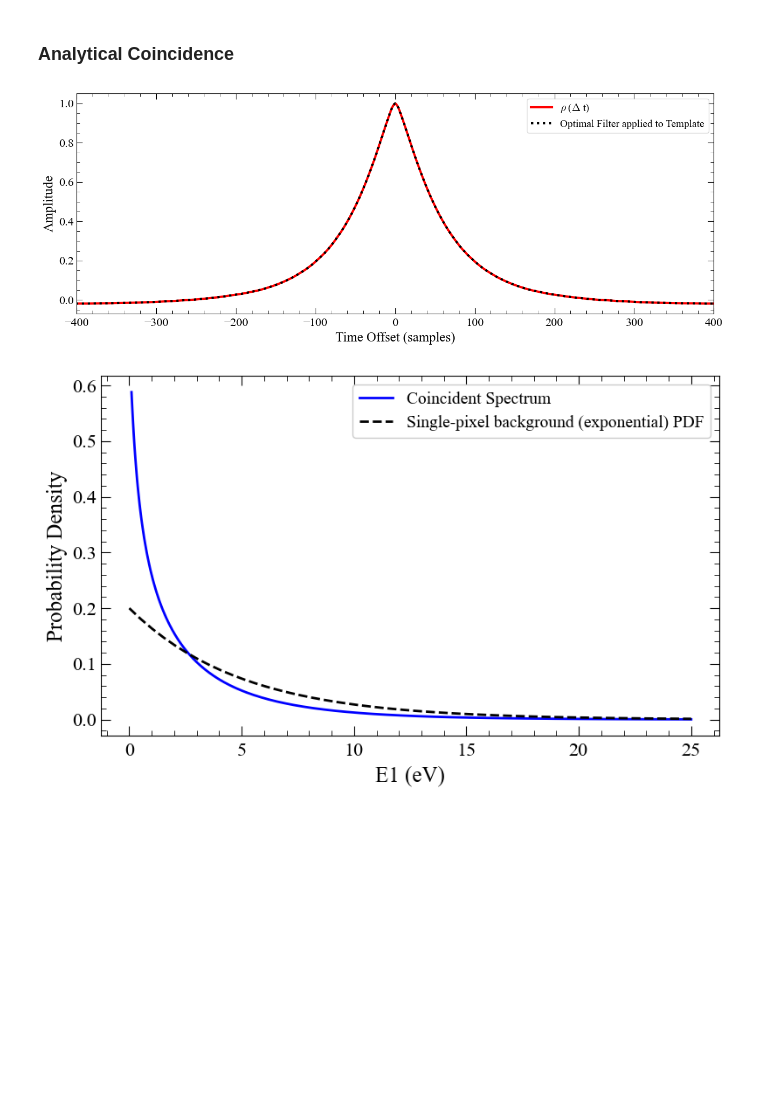
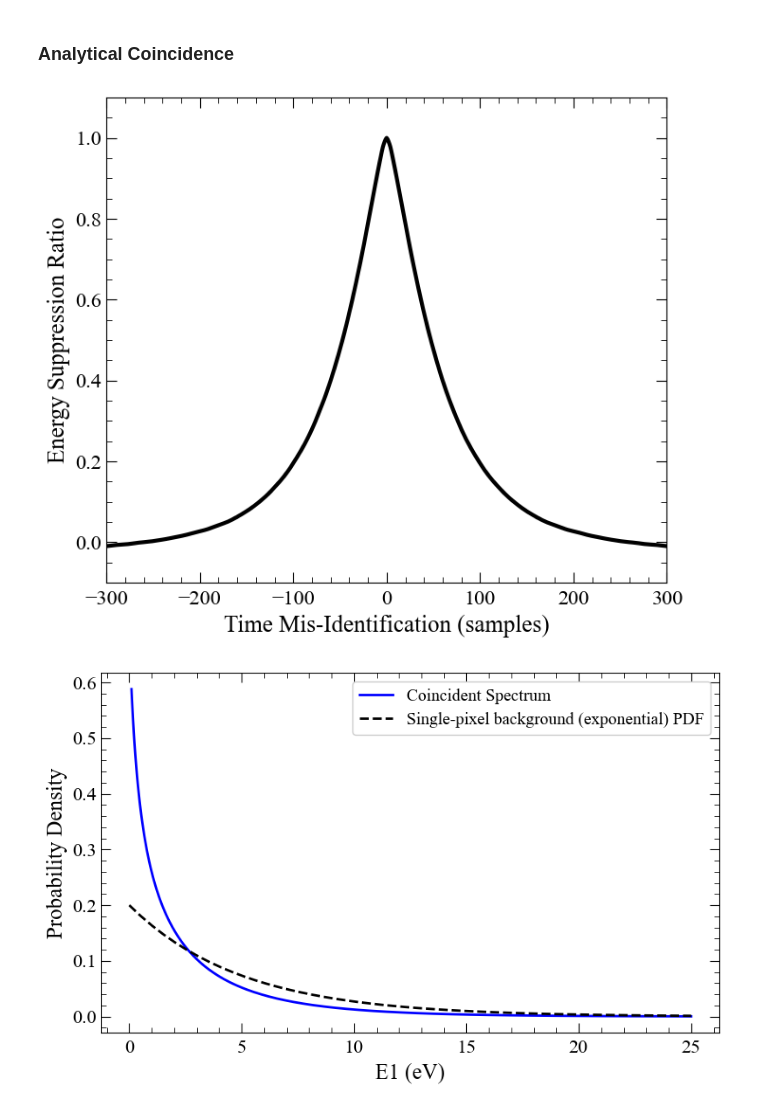
Before and after one commit to spice-herald/DarkLim, a Jupyter notebook: examples/GaAs_Development.ipynb, the cells around one changed output. Cells and saved outputs as stored; diff of their text form; code cells hidden in the pictures; blank space fills up the shorter version.

```diff
--- a/examples/GaAs_Development.ipynb
+++ b/examples/GaAs_Development.ipynb
@@ -546,21 +924,22 @@ for i, delta_t in enumerate(delta_t_arr):
 # %%
 waveform_test = np.zeros(3 * len(templates_td))
 waveform_test[len(templates_td):2*len(templates_td)] = templates_td
 oftrigger_1x1.update_trace(waveform_test)
 filtered_trace = oftrigger_1x1.get_filtered_trace()[0]
 i_max = np.argmax(filtered_trace)
 
-fig, ax = plt.subplots(1, 1, figsize=(13, 5))
-ax.plot(delta_t_arr, rho_arr, label=r'$\rho$ ($\Delta$ t)', color='r', lw=3)
-ax.plot(delta_t_arr, filtered_trace[i_max - 1000 : i_max + 1001], label='Optimal Filter applied to Template', color='k', linestyle=':', lw=3)
-ax.set_xlabel('Time Offset (samples)')
-ax.set_ylabel('Amplitude')
-ax.legend(fontsize=14)
-ax.set_xlim([-400, 400])
+fig, ax = plt.subplots(1, 1, figsize=(7, 6))
+#ax.plot(delta_t_arr, rho_arr, label=r'$\rho$ ($\Delta$ t)', color='r', lw=3)
+ax.plot(delta_t_arr, filtered_trace[i_max - 1000 : i_max + 1001], label='Optimal Filter applied to Template', color='k', linestyle='-', lw=3)
+ax.set_xlabel('Time Mis-Identification (samples)')
+ax.set_ylabel('Energy Suppression Ratio')
+#ax.legend(fontsize=14)
+ax.set_xlim([-300, 300])
+ax.set_ylim([-0.1, 1.1])
 fig.tight_layout()
 fig.show()
 # %% [output]
-[figure, old version]
+[figure, new version]
 # %%
 # Calculate the coincident spectrum of E1, given E0
 
```
Also changed, not shown: parts of 61 cells of this notebook, 2 other files.
